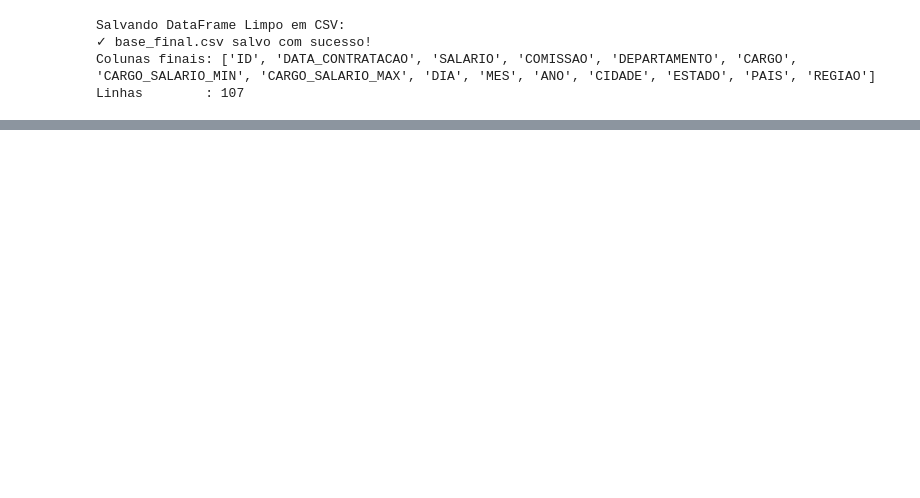
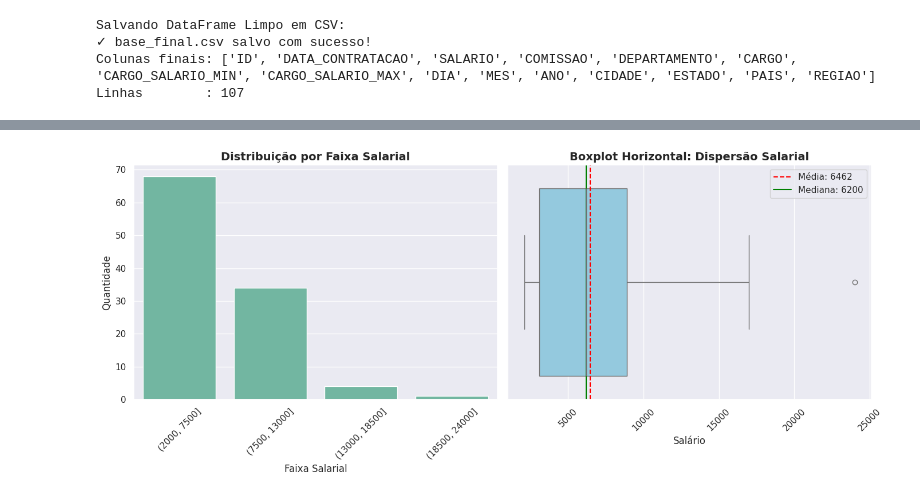
Before and after one commit to lf-vampre/sctec-datascience-projeto-avaliativo-1, a Jupyter notebook: projeto_aed_rh.ipynb, the cells around one changed output, grey strips where cells are left out. Cells and saved outputs as stored; diff of their text form; code cells hidden in the pictures; blank space fills up the shorter version.

Commit message:
Iniciado fluxo AED com estatísticas. RF08 completo.

```diff
--- a/projeto_aed_rh.ipynb
+++ b/projeto_aed_rh.ipynb
@@ -854,0 +913,52 @@ Linhas        : 107
+# %%
+
+#############################################################
+# AED -> Estatísticas para SALARIO
+# Objetivo: Criar o gráfico para visualização dos dados estatísticos
+#############################################################
+
+#tema geral
+sns.set_theme(
+    style="darkgrid",
+    palette="Set2"
+)
+
+#criar painel 1x2
+fig, axes = plt.subplots(1, 2, figsize=(14,6))
+
+# --------------------------------------------------
+# 1. Gráfico de Barras: Distribuição
+# --------------------------------------------------
+
+sns.barplot(
+    x=salario_distribuicao.index.astype(str),
+    y=salario_distribuicao.values,
+    ax=axes[0],
+)
+axes[0].set_title('Distribuição por Faixa Salarial', fontsize=14, fontweight='bold')
+axes[0].set_xlabel('Faixa Salarial')
+axes[0].set_ylabel('Quantidade')
+axes[0].tick_params(axis='x', rotation=45)
+
+# --------------------------------------------------
+# 2. Gráfico Boxplot: Salário
+# --------------------------------------------------
+
+sns.boxplot(
+    x=df_final['SALARIO'],
+    ax=axes[1],
+    color='skyblue'
+)
+axes[1].set_title('Boxplot Horizontal: Dispersão Salarial', fontsize=14, fontweight='bold')
+axes[1].tick_params(axis='x', rotation=45)
+axes[1].set_xlabel('Salário')
+
+# Linhas de Média e Mediana
+axes[1].axvline(df_final['SALARIO'].mean(), color='red', linestyle='--', label=f'Média: {df_final["SALARIO"].mean():.0f}')
+axes[1].axvline(df_final['SALARIO'].median(), color='green', linestyle='-', label=f'Mediana: {df_final["SALARIO"].median():.0f}')
+axes[1].legend()
+
+plt.tight_layout()
+plt.show()
+# %% [output]
+[figure, added]
```
Also changed, not shown: parts of 17 cells of this notebook, 1 other file.
